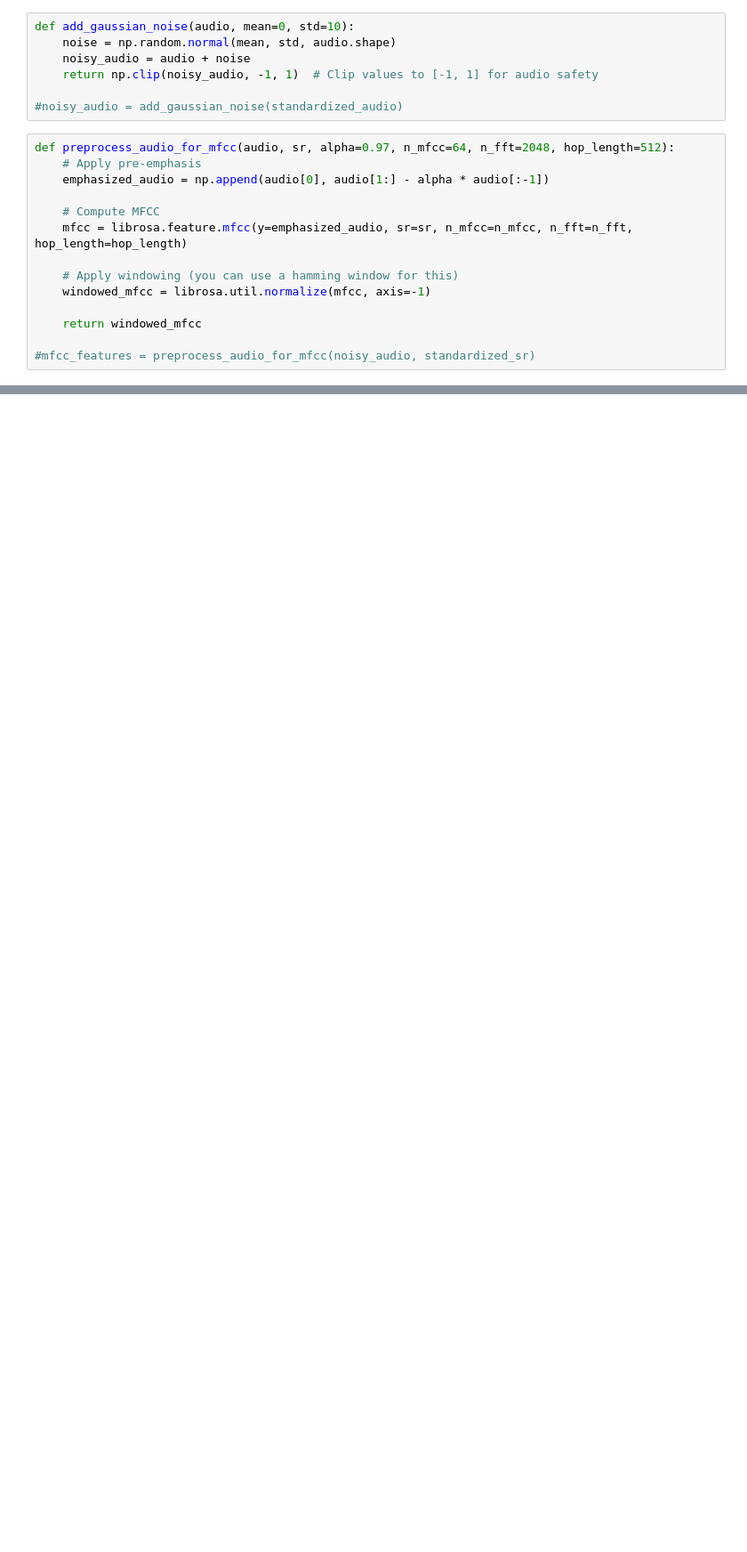
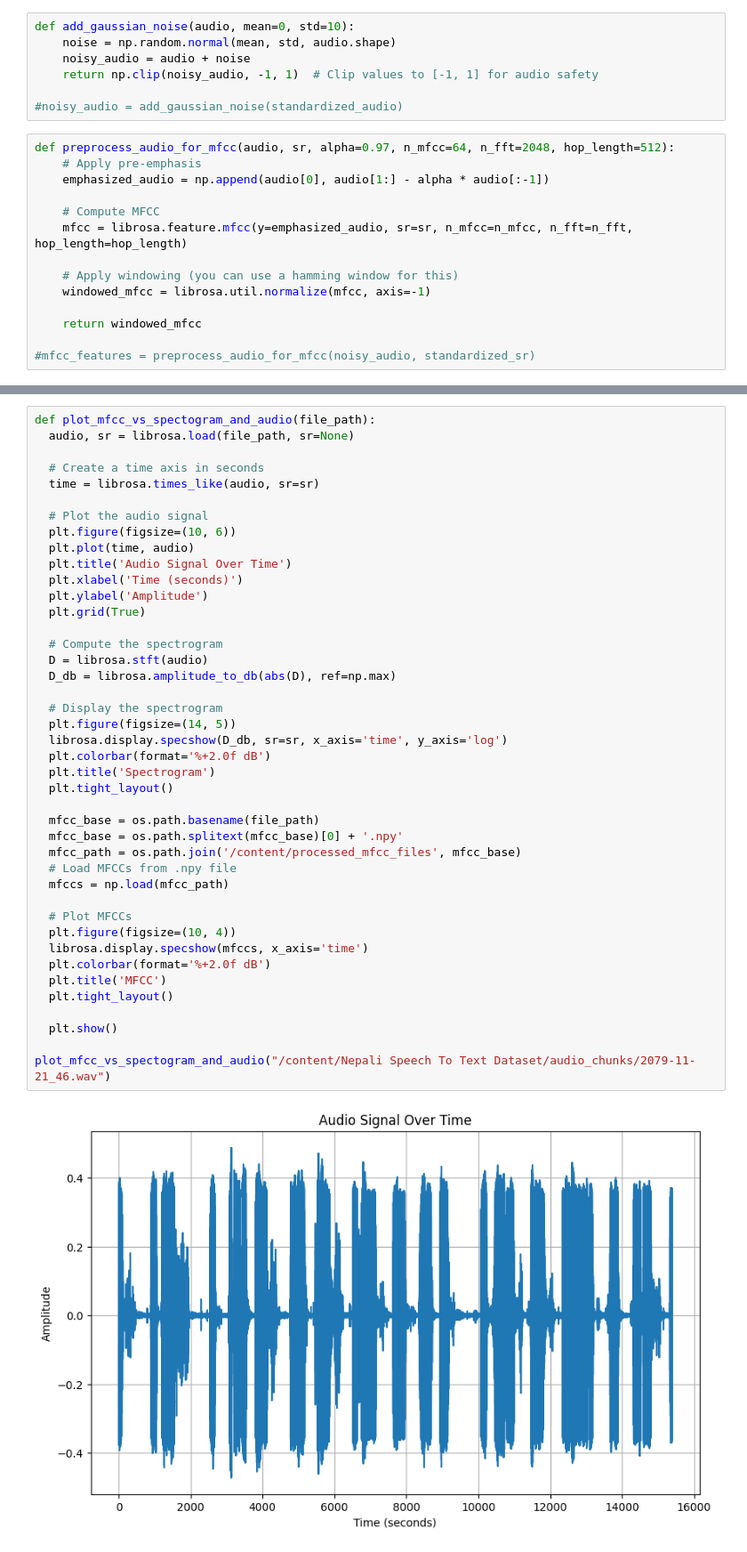
Before and after one commit to AbiralShakya/dhunga, a Jupyter notebook: ModelRev1/mfcc.ipynb, the cells around one changed output, grey strips where cells are left out. Shown at 89% size. Cells and saved outputs as stored; diff of their text form; blank space fills up the shorter version.

```diff
--- a/ModelRev1/mfcc.ipynb
+++ b/ModelRev1/mfcc.ipynb
@@ -161,2 +161,46 @@ for filename in os.listdir(input_folder):
         mfcc_file_path = os.path.join(output_mfcc_folder, f"{os.path.splitext(filename)[0]}.npy")
         np.save(mfcc_file_path, mfcc)
+# %%
+def plot_mfcc_vs_spectogram_and_audio(file_path):
+  audio, sr = librosa.load(file_path, sr=None)
+
+  # Create a time axis in seconds
+  time = librosa.times_like(audio, sr=sr)
+
+  # Plot the audio signal
+  plt.figure(figsize=(10, 6))
+  plt.plot(time, audio)
+  plt.title('Audio Signal Over Time')
+  plt.xlabel('Time (seconds)')
+  plt.ylabel('Amplitude')
+  plt.grid(True)
+
+  # Compute the spectrogram
+  D = librosa.stft(audio)
+  D_db = librosa.amplitude_to_db(abs(D), ref=np.max)
+
+  # Display the spectrogram
+  plt.figure(figsize=(14, 5))
+  librosa.display.specshow(D_db, sr=sr, x_axis='time', y_axis='log')
+  plt.colorbar(format='%+2.0f dB')
+  plt.title('Spectrogram')
+  plt.tight_layout()
+
+  mfcc_base = os.path.basename(file_path)
+  mfcc_base = os.path.splitext(mfcc_base)[0] + '.npy'
+  mfcc_path = os.path.join('/content/processed_mfcc_files', mfcc_base)
+  # Load MFCCs from .npy file
+  mfccs = np.load(mfcc_path)
+
+  # Plot MFCCs
+  plt.figure(figsize=(10, 4))
+  librosa.display.specshow(mfccs, x_axis='time')
+  plt.colorbar(format='%+2.0f dB')
+  plt.title('MFCC')
+  plt.tight_layout()
+
+  plt.show()
+
+plot_mfcc_vs_spectogram_and_audio("/content/Nepali Speech To Text Dataset/audio_chunks/2079-11-21_46.wav")
+# %% [output]
+[figure, added]
```
Also changed, not shown: parts of 2 cells of this notebook.
